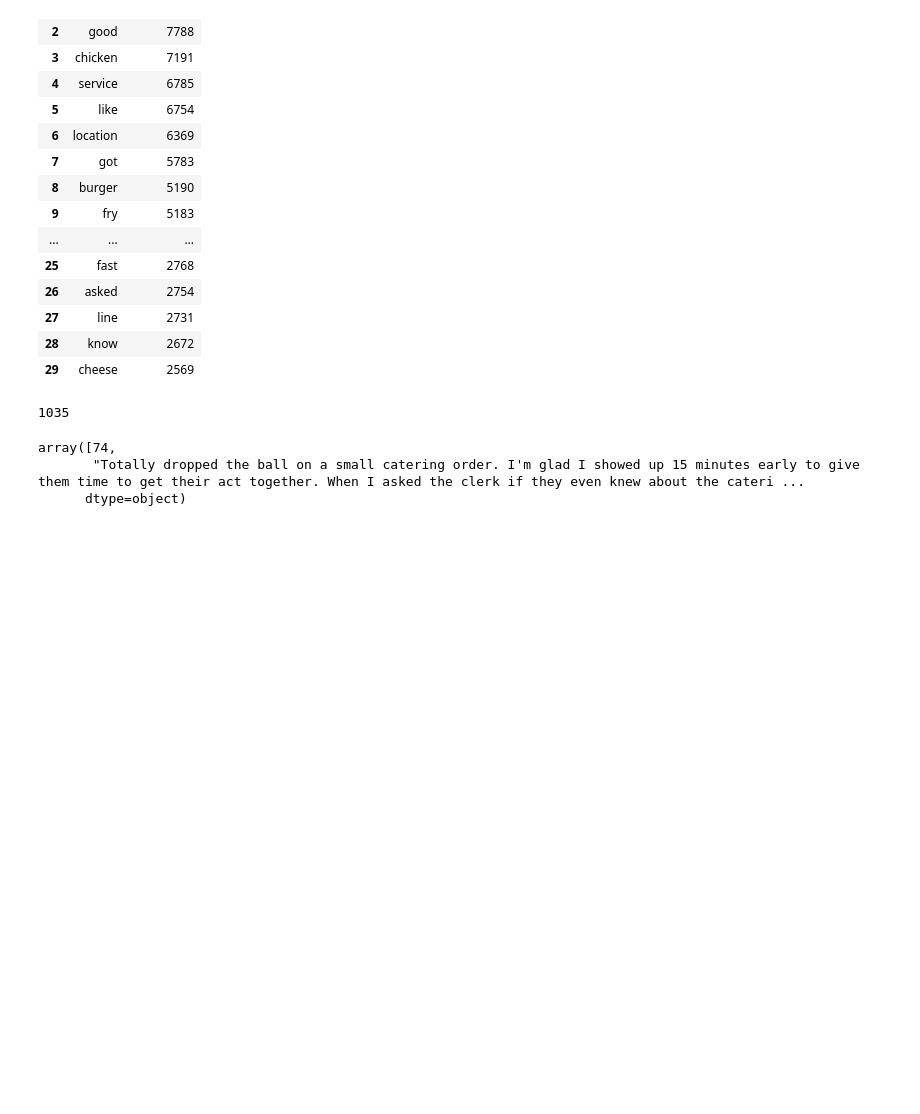
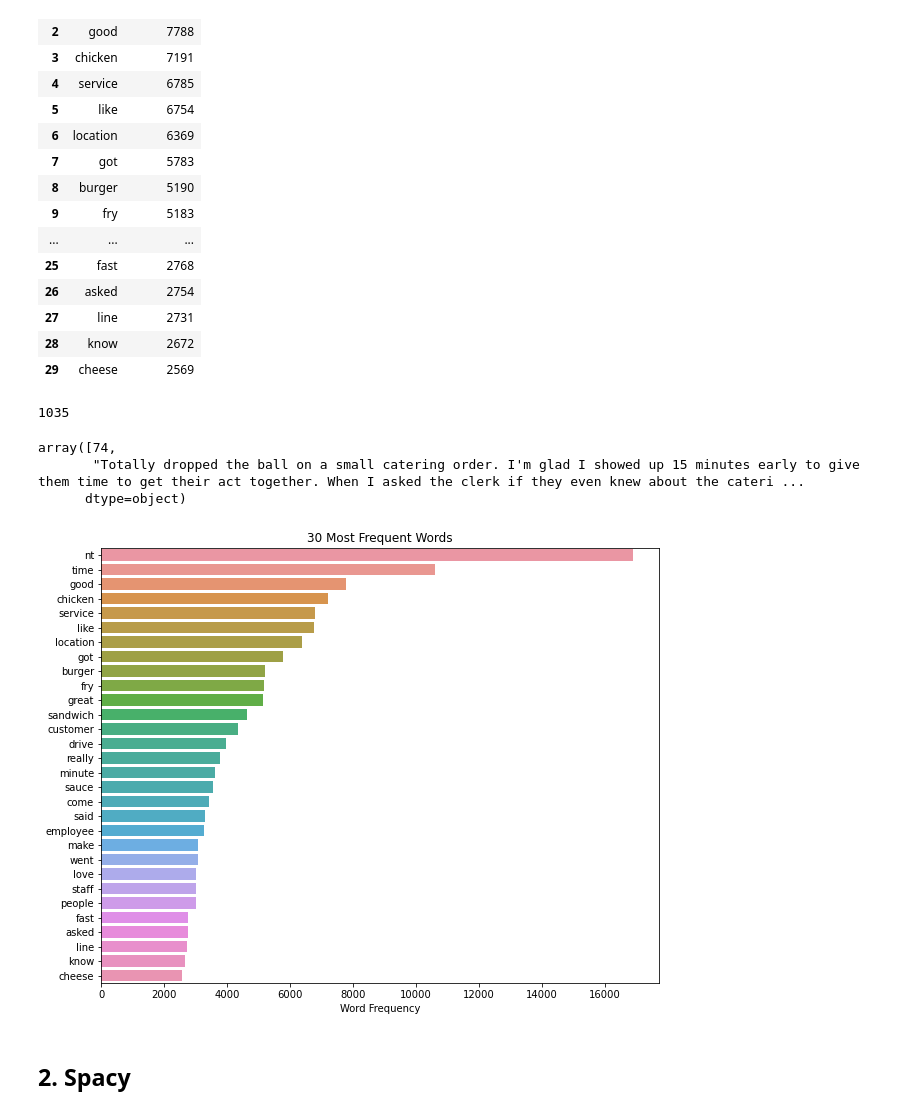
Before and after one commit to aestheteeism/yelp-covid-project, a Jupyter notebook: Notebooks/yelp-review-anlysis.ipynb, the cells around one changed output. Cells and saved outputs as stored; diff of their text form; code cells hidden in the pictures; blank space fills up the shorter version.

```diff
--- a/Notebooks/yelp-review-anlysis.ipynb
+++ b/Notebooks/yelp-review-anlysis.ipynb
@@ -207,7 +210,7 @@ import string
 table = str.maketrans('', '', string.punctuation)
 stripped = [w.translate(table) for w in tokens]
 # remove remaining tokens that are not alphabetic
-words = [word for word in stripped if word.isalpha()]
+words = [word for word in stripped if word.isalpha() or 'covid' in word]
 # filter out stop words
 words = [w for w in words if not w in stop_words]
 
@@ -268,3 +273,15 @@ df_merged[df_merged['text'].str.contains("covid")]['text'].reset_index().iloc[0,
 array([74,
        "Totally dropped the ball on a small catering order. I'm glad I showed up 15 minutes early to give them time to get their act together. When I asked the clerk if they even knew about the cateri ...
       dtype=object)
+# %%
+import seaborn as sns
+plt.figure(figsize=(10,8))
+sns.barplot(y='Word',x='Frequency',data=dist)
+plt.title('30 Most Frequent Words')
+plt.xlabel('Word Frequency')
+plt.ylabel('')
+plt.show()
+# %% [output]
+[figure, added]
+# %% [markdown]
+## 2. Spacy
```
Also changed, not shown: parts of 28 cells of this notebook.
